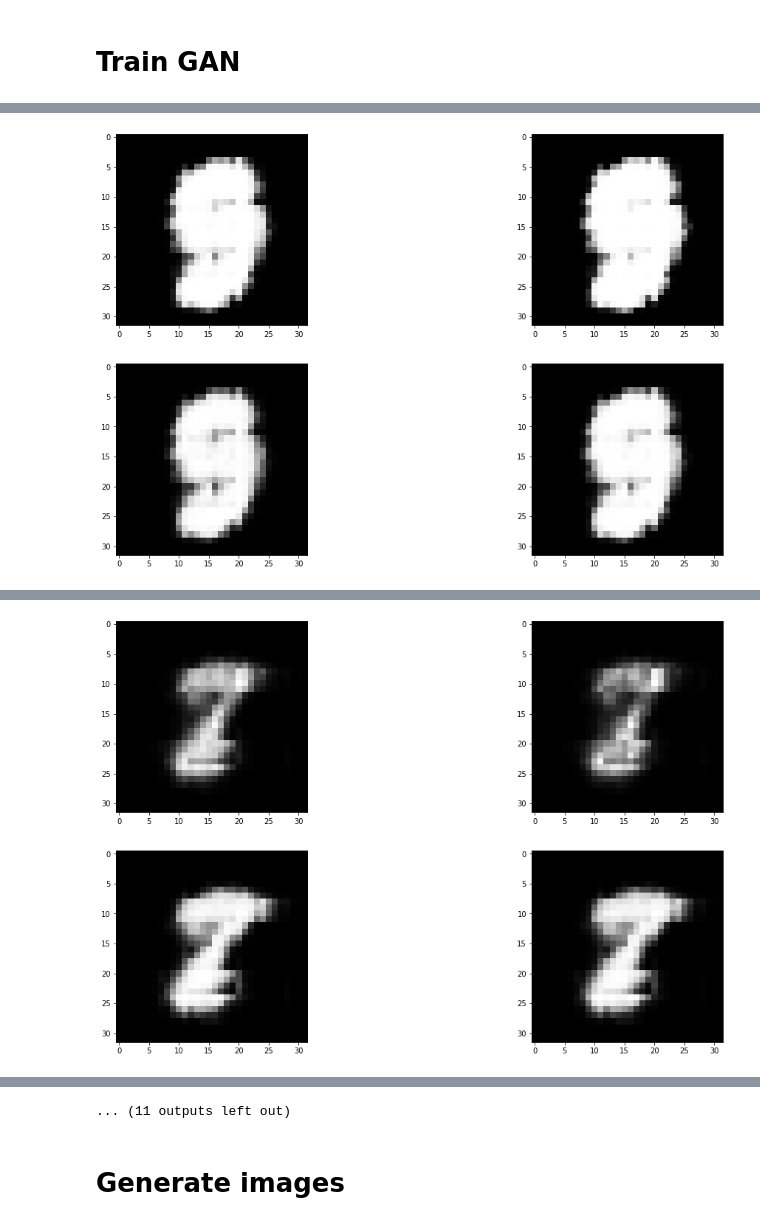
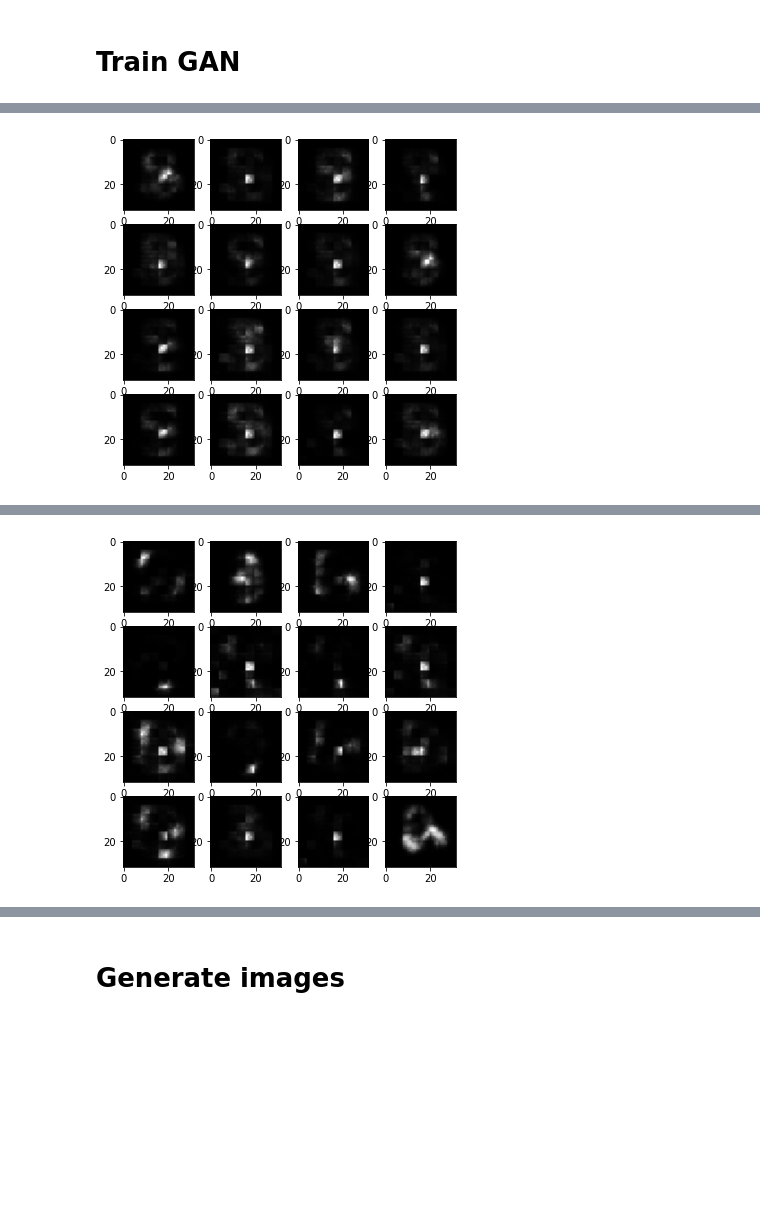
Before and after one commit to yoavdana/DL_ex3, a Jupyter notebook: main.ipynb, the cells around one changed output, grey strips where cells are left out. Cells and saved outputs as stored; diff of their text form; code cells hidden in the pictures; blank space fills up the shorter version.

```diff
--- a/main.ipynb
+++ b/main.ipynb
@@ -195,3 +199,17 @@ Epoch:12, Loss:0.1265
+# %%
+latents = [5, 8, 10, 14]
+result = dict()
+for latent in latents:
+    encoder = Encoder()
+    encoder.load_state_dict(copy.deepcopy(torch.load(f"encoder_model_{latent}.pth", device)))
+    trainloader = DataLoader(trainset, batch_size=1000, shuffle=True)
+    for i, data in enumerate(train_loader):
+        images, _ = data
+        latent = encoder(images)
+        if i == 0:
+          break
+    corr = torch.corrcoef(latent.T).detach().numpy().mean()
+    result[latent] = corr
 # %% [markdown]
 # MLP Architecture
 # %%
@@ -353,25 +421,11 @@ class Discriminator(nn.Module):
 # %% [markdown]
 # Train GAN
 # %%
+batch_size=100
 
-def forward_and_backward(model, data, loss_function, targets):
-    """
-      Perform forward and backward pass in a generic way. Returns loss value.
-    """
-    outputs = model(data)
-    error = loss_function(outputs, targets)
-    error.backward()
-    return error.item()
-
-
-def generate_latent(number_of_images=batch_size, latent_dimension=10):
+def generate_latent(number_of_images=batch_size, latent_dimension=latent_dim):
     """ Generate noise for number_of_images images, with a specific noise_dimension """
     return torch.randn(number_of_images, latent_dimension)
-
-
-def initialize_loss():
-    """ Initialize loss function. """
-    return nn.BCELoss()
 
 
 def initialize_optimizers(generator, discriminator, lr_genrator, lr_discriminator):
@@ -418,8 +472,8 @@ def train_epoch(generator, discriminator, encoder, loss_function, generator_opti
 
         loss_dis += errD
         loss_gen += errG
-
-    return loss_dis, loss_gen
+        counter += 1
+    return loss_dis / counter, loss_gen / counter
 
 
 def train(generator, discriminator, num_epochs=30, lr_discriminator=1e-3, lr_generator=1e-3, trainset=trainset, train_loader=trainloader):
@@ -437,17 +491,39 @@ def train(generator, discriminator, num_epochs=30, lr_discriminator=1e-3, lr_gen
         loss_discriminator.append(loss_dis)
         loss_generator.append(loss_gen)
         generate_images(generator)
+    print(loss_discriminator, loss_generator)
     plt.plot(loss_discriminator)
-    plt.title('loss discriminator')
-    plt.show()
     plt.plot(loss_generator)
-    plt.title('loss generator')
+    plt.title('GAN loss')
+    plt.legend(['discriminator', 'generator'])
     plt.show()
     torch.save(generator.state_dict(), 'generator.pth')
 
 
+
 generator = Generator()
 discriminator = Discriminator()
-num_epochs = 20
-train(generator, discriminator, num_epochs, lr_discriminator=0.0002, lr_generator=0.0002)
+
+def generate_images(generator):
+    decoder = Decoder()
+    decoder.load_state_dict(copy.deepcopy(torch.load("decoder_model.pth", device)))
+
+    latents = generate_latent()
+    generate_images = generator(latents)
+    outputs = decoder(generate_images)
+
+    plt.figure(figsize=(4, 4))
+    fig = plt.gcf()
+    fig.set_size_inches(6, 6)
+    recon = outputs.detach().numpy()
+    for i, item in enumerate(recon):
+        if i >= 16: break
+        plt.subplot(4, 4, 0+i+1)
+        plt.imshow(item[0], cmap='gray')
+
+    plt.show()
+
+
+num_epochs = 2
+train(generator, discriminator, num_epochs, lr_discriminator=0.0001, lr_generator=0.0001)
 # %% [output]
@@ -456 +532 @@ Epoch:1, Loss generator:1770.5203
-[figure, old version]
+[figure, new version]
@@ -459 +535 @@ Epoch:2, Loss generator:1244.7815
-[figure, old version]
+[figure, new version]
@@ -472,3 +538,2 @@ Epoch:6, Loss generator:1654.1111
-... (11 outputs left out)
 # %% [markdown]
 # Generate images
```
Also changed, not shown: parts of 7 cells of this notebook.
